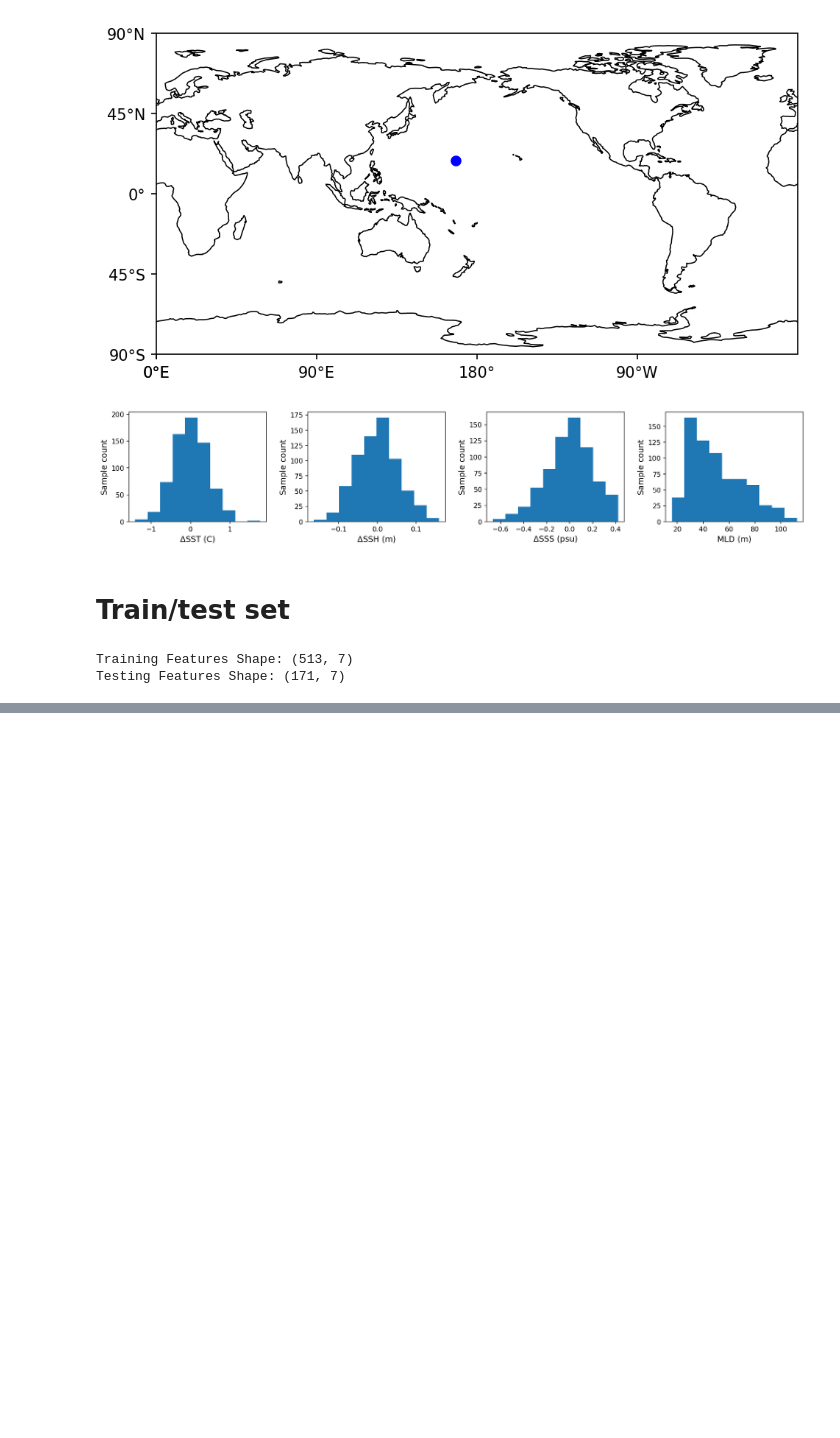
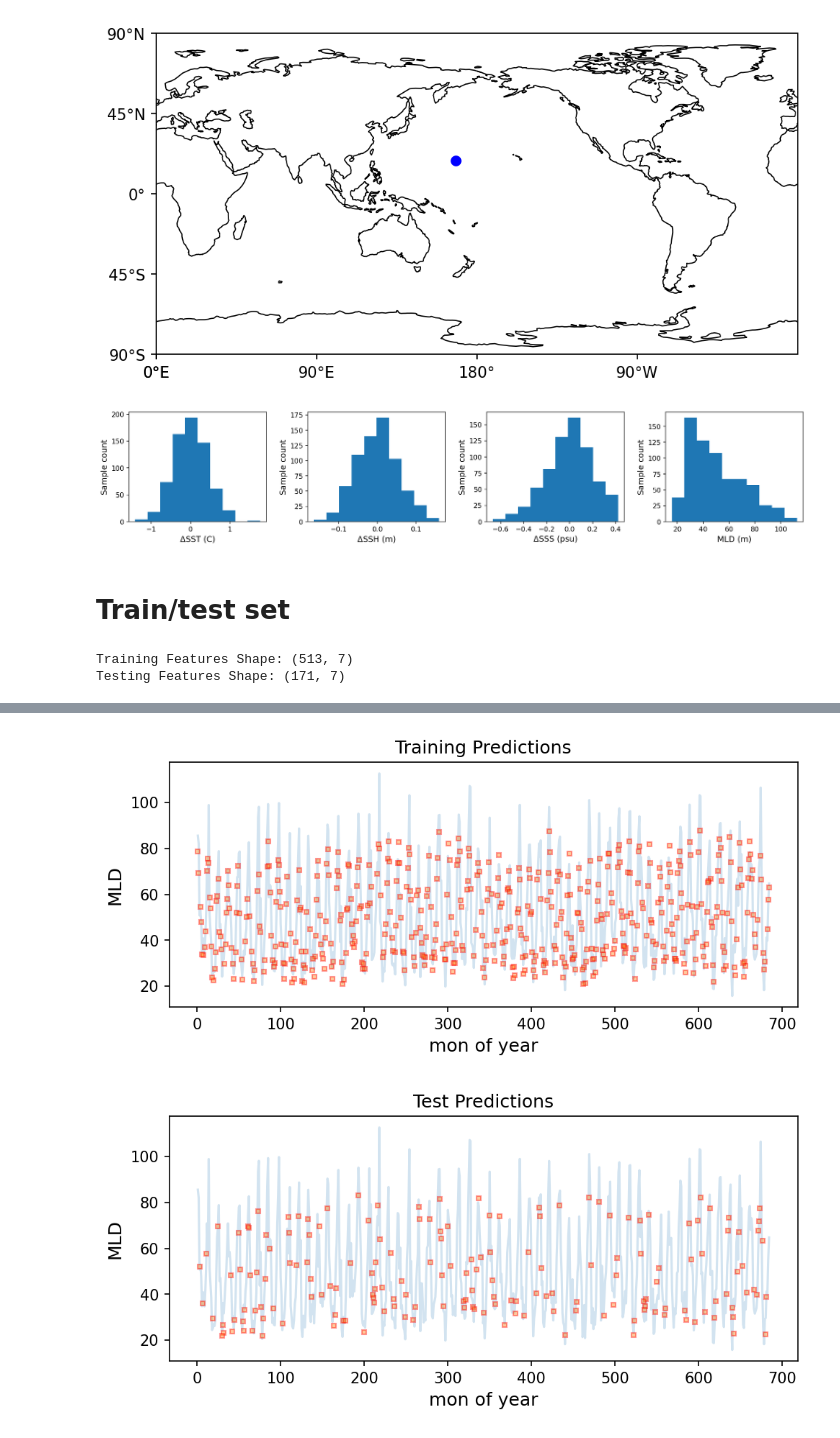
Before and after one commit to Yiyu-Zheng/MLinATS-HW, a Jupyter notebook: HW2/HW2-ANN.ipynb, the cells around one changed output, grey strips where cells are left out. Drawn from its saved outputs; the diff is of its cells as text; code cells hidden in the pictures; blank space fills up the shorter version.

```diff
--- a/HW2/HW2-ANN.ipynb
+++ b/HW2/HW2-ANN.ipynb
@@ -163,0 +252,4 @@ Xtest = standardize_input(X_test, trainmean, trainstd)
+# %%
+# make predictions for training and testing set
+y_pred_train = model.predict(Xtrain[:,1:])
+y_pred_test = model.predict(Xtest[:,1:])
@@ -163,0 +259,24 @@ Xtest = standardize_input(X_test, trainmean, trainstd)
+# %%
+# plot predicted values
+for split_type in ("Training", "Test"):
+    if split_type == "Training":
+        plot_features = Xtrain
+        plot_pred = y_pred_train
+    elif split_type == "Test":
+        plot_features = Xtest
+        plot_pred = y_pred_test
+    else:
+        raise NotImplementedError()
+
+    fig, ax = plt.subplots(figsize=(7.5, 3))
+
+    ax.plot(X[:,0], ORA_MLD[:,ilat,ilon], alpha=0.2)
+    ax.plot(plot_features[:,0], plot_pred, "s", markersize=3, alpha=0.4, linewidth=0.1, markeredgecolor="r")
+    ax.set_xlabel("mon of year")
+    ax.set_ylabel("MLD")
+
+    plt.title(split_type + " Predictions")
+    plt.show()
+# %% [output]
+[figure, added]
+[figure, added]
```
Also changed, not shown: parts of 9 cells of this notebook.
